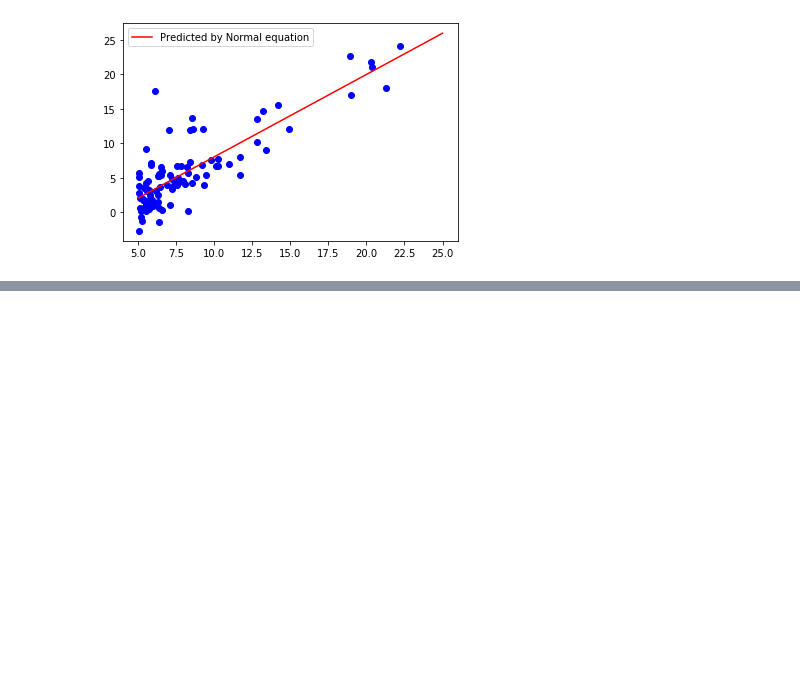
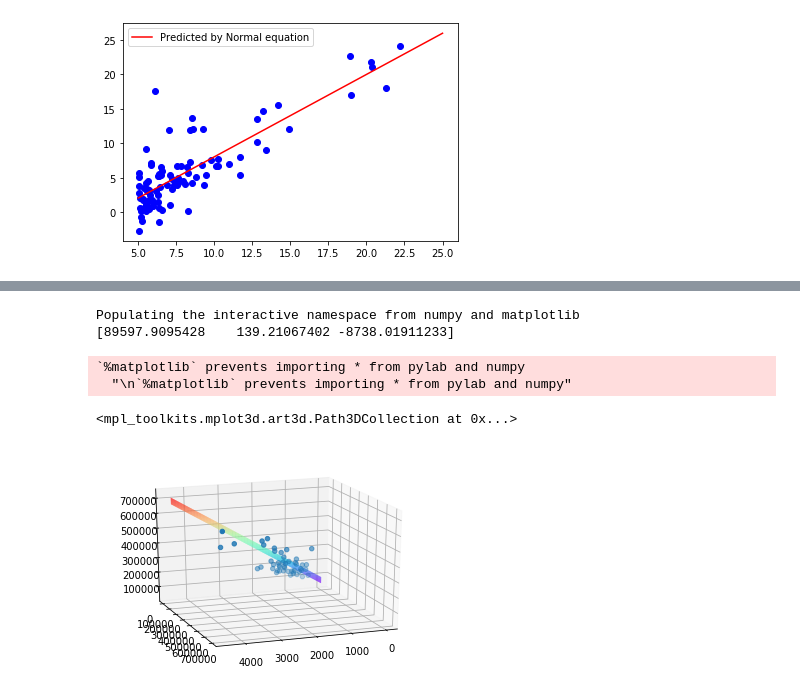
Before and after one commit to Haowen-Zhong/ML, a Jupyter notebook: Chap2.ipynb, the cells around one changed output, grey strips where cells are left out. Saved outputs shown, nothing was run; the diff lists cells and outputs as text; code cells hidden in the pictures; blank space fills up the shorter version.

```diff
--- a/Chap2.ipynb
+++ b/Chap2.ipynb
@@ -162,0 +256,29 @@ Populating the interactive namespace from numpy and matplotlib
+# %%
+%pylab inline
+# 由于正则方程的解法更加简单，因此尝试用正则方程首先求解。
+#发现结果很离谱，应该是因为参数的范围的问题
+data = np.genfromtxt('ex1data2.txt',delimiter=',')
+data = np.insert(data,0,1,axis=1)
+X = data[:,0:3]
+Y = data[:,3]
+
+theta = np.matmul(np.matmul(np.linalg.inv(np.matmul(np.transpose(X),X)),np.transpose(X)),Y)
+print(theta)
+x1 = np.linspace(0,np.max(X[:,1]),100)
+x2 = np.linspace(0,np.max(X[:,2]),100)
+X1,X2 = np.meshgrid(x1,x2)
+Y = theta[0] + theta[1]*X1+theta[2]*X2
+figure=plt.figure()
+ax = figure.gca(projection='3d')
+ax.plot_surface(X1,X2,Y,cmap="rainbow")
+ax.view_init(elev=20,azim=70)
+ax.scatter(x,y,z)
+#诶嘿还是挺棒的！
+#y =89597.9095428  + 139.21067402*x_1  -8738.01911233*x_2
+# %% [output]
+Populating the interactive namespace from numpy and matplotlib
+[89597.9095428    139.21067402 -8738.01911233]
+`%matplotlib` prevents importing * from pylab and numpy
+  "\n`%matplotlib` prevents importing * from pylab and numpy"
+<mpl_toolkits.mplot3d.art3d.Path3DCollection at 0x...>
+[figure, added]
```
Also changed, not shown: parts of 13 cells of this notebook.
